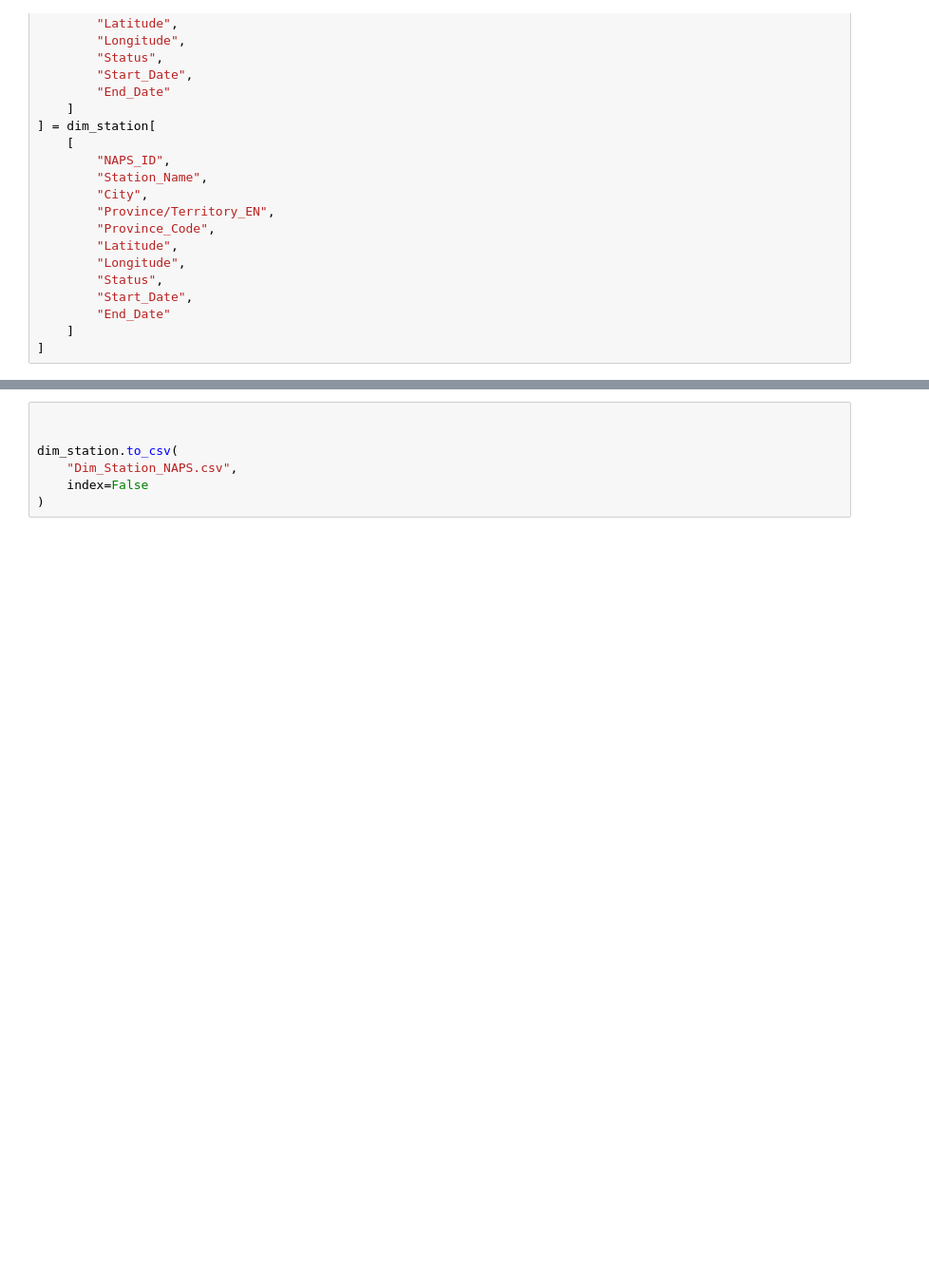
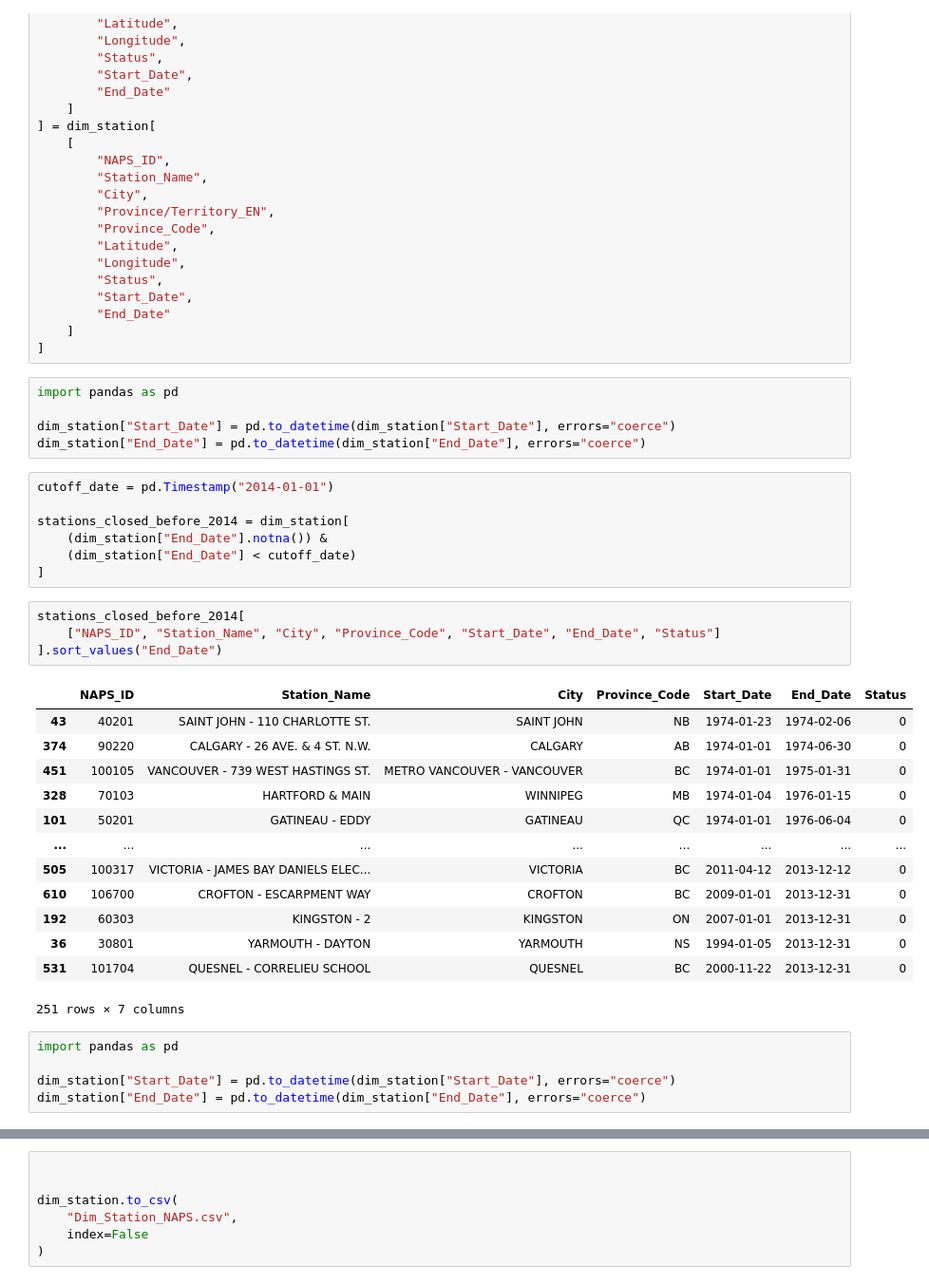
Before and after one commit to w0514508/NSCCProject-TeamCharlie, a Jupyter notebook: data/clean/Yashaswi/naps station.ipynb, the cells around one changed output, grey strips where cells are left out. Shown at 95% size. Saved outputs shown, nothing was run; the diff lists cells and outputs as text; blank space fills up the shorter version.

```diff
--- a/data/clean/Yashaswi/naps station.ipynb
+++ b/data/clean/Yashaswi/naps station.ipynb
@@ -364,3 +379,38 @@ dim_station = dim_station[
         "End_Date"
     ]
 ]
+# %%
+import pandas as pd
+
+dim_station["Start_Date"] = pd.to_datetime(dim_station["Start_Date"], errors="coerce")
+dim_station["End_Date"] = pd.to_datetime(dim_station["End_Date"], errors="coerce")
+# %%
+cutoff_date = pd.Timestamp("2014-01-01")
+
+stations_closed_before_2014 = dim_station[
+    (dim_station["End_Date"].notna()) &
+    (dim_station["End_Date"] < cutoff_date)
+]
+# %%
+stations_closed_before_2014[
+    ["NAPS_ID", "Station_Name", "City", "Province_Code", "Start_Date", "End_Date", "Status"]
+].sort_values("End_Date")
+# %% [output]
+|  | NAPS_ID | Station_Name | City | Province_Code | Start_Date | End_Date | Status |
+| 43 | 40201 | SAINT JOHN - 110 CHARLOTTE ST. | SAINT JOHN | NB | 1974-01-23 | 1974-02-06 | 0 |
+| 374 | 90220 | CALGARY - 26 AVE. & 4 ST. N.W. | CALGARY | AB | 1974-01-01 | 1974-06-30 | 0 |
+| 451 | 100105 | VANCOUVER - 739 WEST HASTINGS ST. | METRO VANCOUVER - VANCOUVER | BC | 1974-01-01 | 1975-01-31 | 0 |
+| 328 | 70103 | HARTFORD & MAIN | WINNIPEG | MB | 1974-01-04 | 1976-01-15 | 0 |
+| 101 | 50201 | GATINEAU - EDDY | GATINEAU | QC | 1974-01-01 | 1976-06-04 | 0 |
+| ... | ... | ... | ... | ... | ... | ... | ... |
+| 505 | 100317 | VICTORIA - JAMES BAY DANIELS ELEC... | VICTORIA | BC | 2011-04-12 | 2013-12-12 | 0 |
+| 610 | 106700 | CROFTON - ESCARPMENT WAY | CROFTON | BC | 2009-01-01 | 2013-12-31 | 0 |
+| 192 | 60303 | KINGSTON - 2 | KINGSTON | ON | 2007-01-01 | 2013-12-31 | 0 |
+| 36 | 30801 | YARMOUTH - DAYTON | YARMOUTH | NS | 1994-01-05 | 2013-12-31 | 0 |
+| 531 | 101704 | QUESNEL - CORRELIEU SCHOOL | QUESNEL | BC | 2000-11-22 | 2013-12-31 | 0 |
+251 rows × 7 columns
+# %%
+import pandas as pd
+
+dim_station["Start_Date"] = pd.to_datetime(dim_station["Start_Date"], errors="coerce")
+dim_station["End_Date"] = pd.to_datetime(dim_station["End_Date"], errors="coerce")
```
Also changed, not shown: parts of 5 cells of this notebook.
